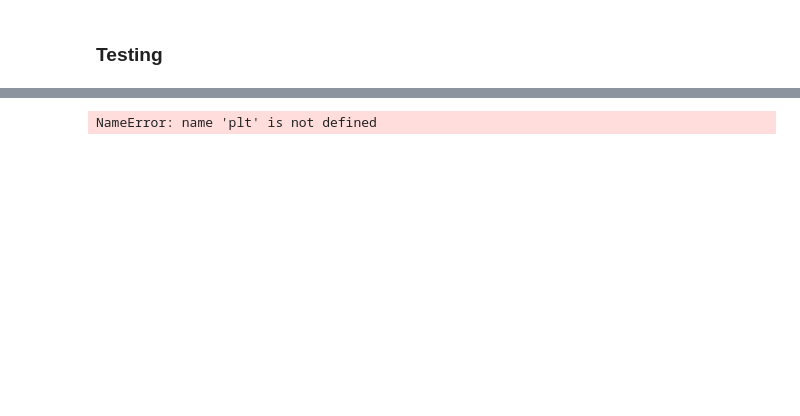
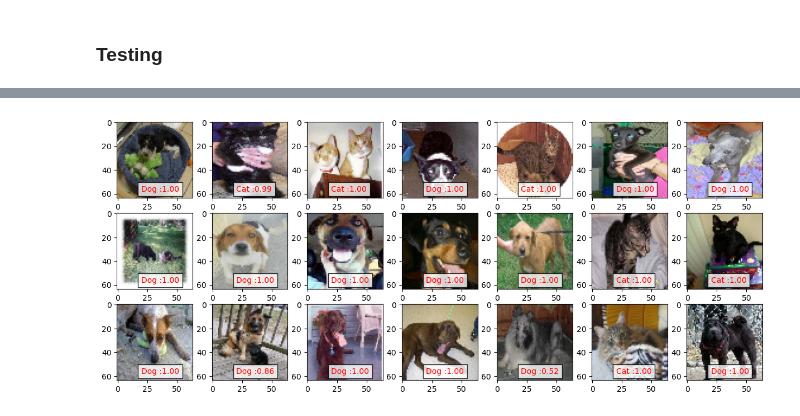
Before and after one commit to 784956494/CS-680-Proj, a Jupyter notebook: working_version.ipynb, the cells around one changed output, grey strips where cells are left out. Cells and saved outputs as stored; diff of their text form; code cells hidden in the pictures; blank space fills up the shorter version.

```diff
--- a/working_version.ipynb
+++ b/working_version.ipynb
@@ -18,12 +17,12 @@ Based on how I organized my own folders
 ### and loading model
 # %%
 train_data = keras.utils.image_dataset_from_directory(
-    directory='Cat-Dog-CNN-Classifier-master/train/',
+    directory='C:\Cat-Dog-CNN-Classifier-master/train/',
     batch_size=32,
     image_size=(64, 64),
     shuffle=False)
 val_data = keras.utils.image_dataset_from_directory(
-    directory='Cat-Dog-CNN-Classifier-master/test/',
+    directory= 'C:\Cat-Dog-CNN-Classifier-master/test/',
     batch_size=32,
     image_size=(64, 64),
     shuffle=False)
@@ -109,7 +100,7 @@ plt.show()
 
 from tensorflow.keras.preprocessing.image import ImageDataGenerator
 test_datagen = ImageDataGenerator(rescale=1./255)
-test_set1 = test_datagen.flow_from_directory('Cat-Dog-CNN-Classifier-master/test1/',
+test_set1 = test_datagen.flow_from_directory('C:\Cat-Dog-CNN-Classifier-master/tst/',
                                             target_size=(64,64),
                                             batch_size=32,
                                             shuffle=False)
@@ -118,7 +109,7 @@ columns = 7
 rows = 3
 for i in range(columns*rows):
     fig.add_subplot(rows, columns, i+1)
-    img1 = image.load_img('Cat-Dog-CNN-Classifier-master/test1/'+test_set1.filenames[np.random.choice(range(12500))], target_size=(64, 64))
+    img1 = image.load_img('C:\Cat-Dog-CNN-Classifier-master/tst/'+test_set1.filenames[np.random.choice(range(12500))], target_size=(64, 64))
     img = image.img_to_array(img1)
     img = img/255
     img = np.expand_dims(img, axis=0)
@@ -130,5 +121,25 @@ for i in range(columns*rows):
         value ='Cat :%1.2f'%(1.0-prediction[0,0])
         plt.text(20, 58,value,color='red',fontsize=10,bbox=dict(facecolor='white',alpha=0.8))
     plt.imshow(img1)
+
+training = ImageDataGenerator(rescale=1./255,
+                                   shear_range=0.1,
+                                   zoom_range=0.1,
+                                   horizontal_flip=True)
+testing = ImageDataGenerator(rescale=1./255)
+train_set = training.flow_from_directory('C:\Cat-Dog-CNN-Classifier-master/tst/',
+                                             target_size=(64,64),
+                                             batch_size=32,
+                                             class_mode='binary')
+test_set = testing.flow_from_directory('C:\Cat-Dog-CNN-Classifier-master/test/',
+                                           target_size=(64,64),
+                                           batch_size = 32,
+                                           class_mode='binary',
+                                           shuffle=False)
+
+x1 = classifier.evaluate(train_set)
+#x2 = classifier.evaluate_generator(test_set)
+print('Training Accuracy  : %1.2f%%     Training loss  : %1.6f'%(x1[1]*100,x1[0]))
+#print('Validation Accuracy: %1.2f%%     Validation loss: %1.6f'%(x2[1]*100,x2[0]))
 # %% [output]
 Found 12500 images belonging to 1 classes.
@@ -135 +162 @@ Found 12500 images belonging to 1 classes.
-NameError: name 'plt' is not defined
+[figure, added]
```
Also changed, not shown: parts of 6 cells of this notebook, 7 other files.
